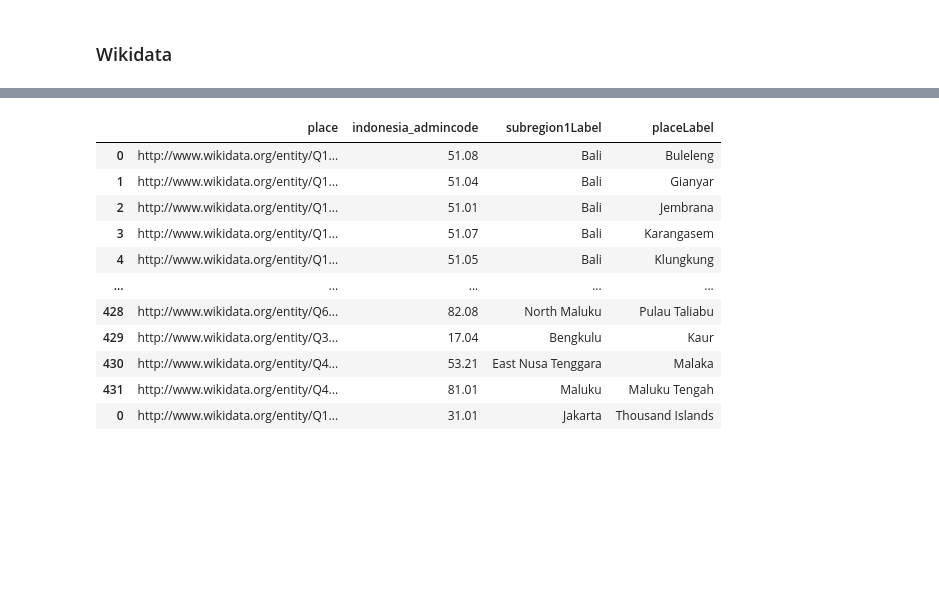
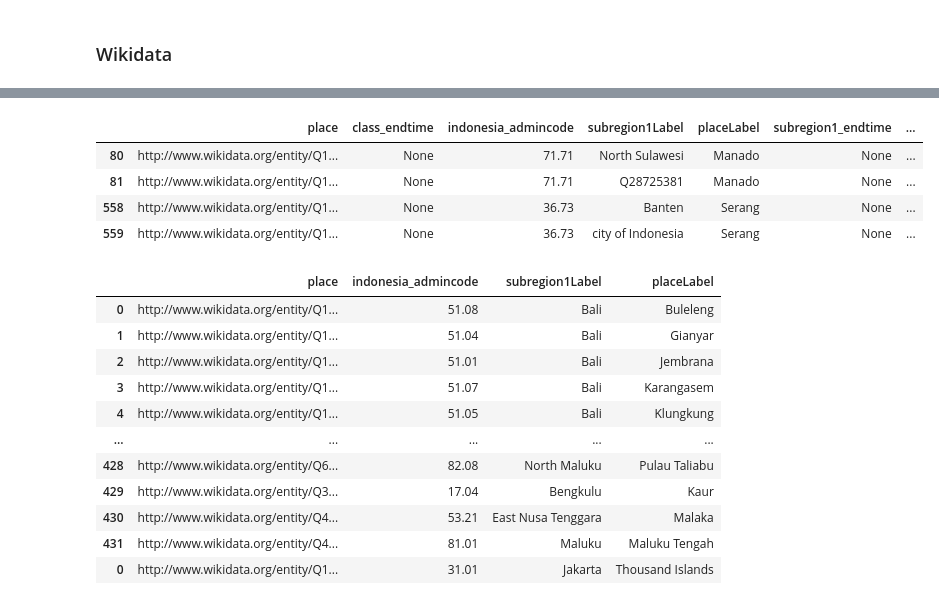
Before and after one commit to dhan16/colabs, a Jupyter notebook: covid19opendata/WikiData.ipynb, the cells around one changed output, grey strips where cells are left out. Cells and saved outputs as stored; diff of their text form; code cells hidden in the pictures; blank space fills up the shorter version.

```diff
--- a/covid19opendata/WikiData.ipynb
+++ b/covid19opendata/WikiData.ipynb
@@ -47 +121,13 @@ Successfully installed gspread-3.7.0
+# %%
+wiki_cities = wiki_cities[wiki_cities.apply(lambda r : r.subregion1_endtime is None and r.class_endtime is None, axis=1)]
+# %%
+duplicate = wiki_cities[wiki_cities.duplicated('placeLabel', keep=False)]
+len(duplicate)
+duplicate
+# %% [output]
+|  | place | class_endtime | indonesia_admincode | subregion1Label | placeLabel | subregion1_endtime | ... |
+| 80 | http://www.wikidata.org/entity/Q1... | None | 71.71 | North Sulawesi | Manado | None | ... |
+| 81 | http://www.wikidata.org/entity/Q1... | None | 71.71 | Q28725381 | Manado | None | ... |
+| 558 | http://www.wikidata.org/entity/Q1... | None | 36.73 | Banten | Serang | None | ... |
+| 559 | http://www.wikidata.org/entity/Q1... | None | 36.73 | city of Indonesia | Serang | None | ... |
 # %%
```
Also changed, not shown: parts of 7 cells of this notebook.
